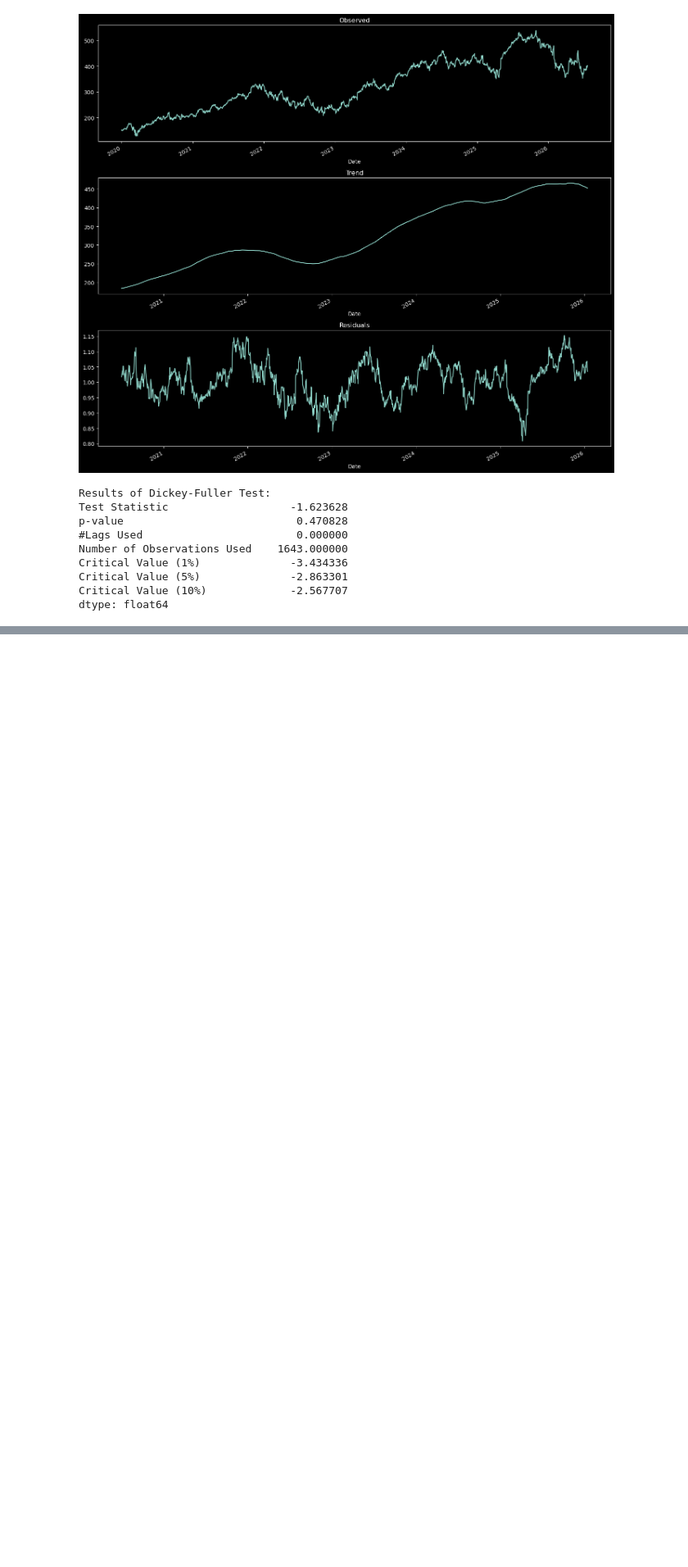
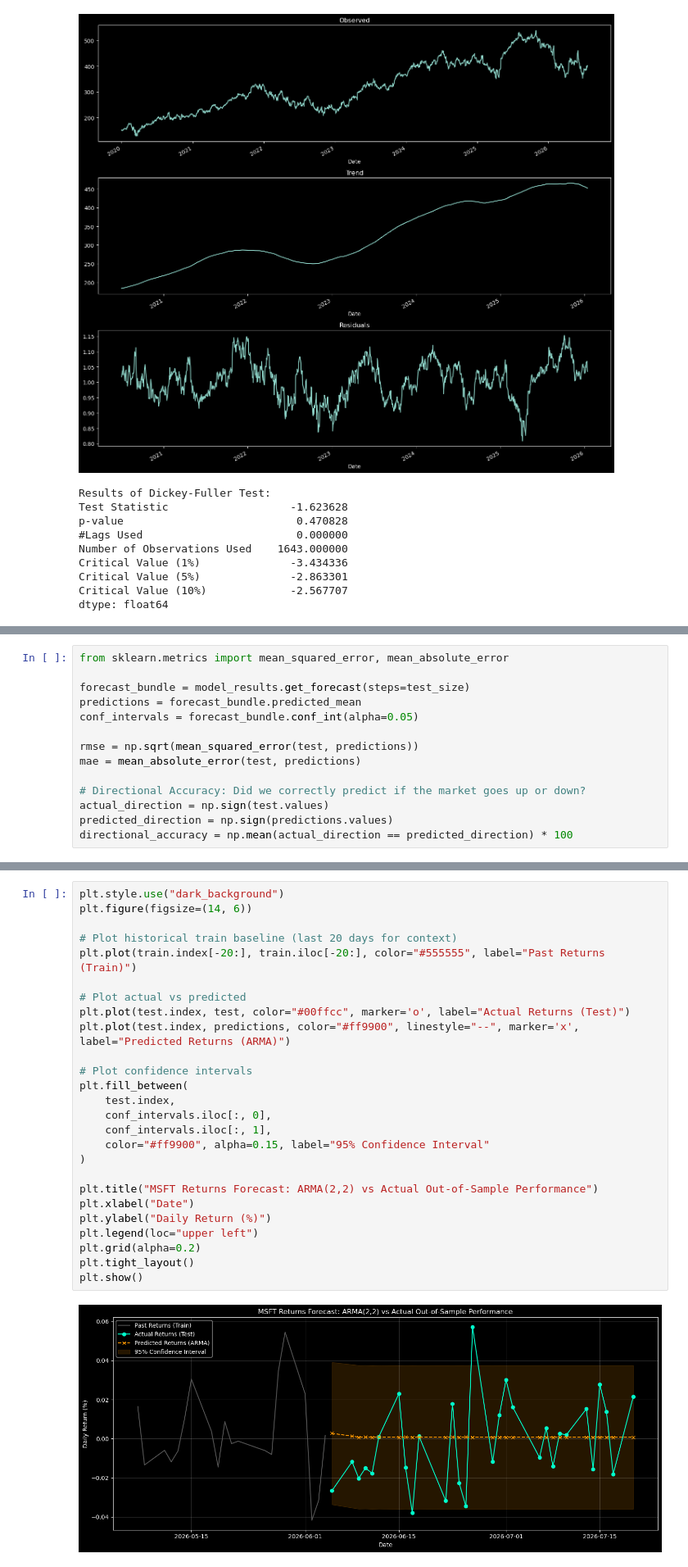
Before and after one commit to troyc03/tchin-option-pricing-model, a Jupyter notebook: notebooks/time_series_analysis.ipynb, the cells around one changed output, grey strips where cells are left out. Shown at 82% size. Cells and saved outputs as stored; diff of their text form; blank space fills up the shorter version.

```diff
--- a/notebooks/time_series_analysis.ipynb
+++ b/notebooks/time_series_analysis.ipynb
@@ -132,0 +248,14 @@ dtype: float64
+# %%
+from sklearn.metrics import mean_squared_error, mean_absolute_error
+
+forecast_bundle = model_results.get_forecast(steps=test_size)
+predictions = forecast_bundle.predicted_mean
+conf_intervals = forecast_bundle.conf_int(alpha=0.05)
+
+rmse = np.sqrt(mean_squared_error(test, predictions))
+mae = mean_absolute_error(test, predictions)
+
+# Directional Accuracy: Did we correctly predict if the market goes up or down?
+actual_direction = np.sign(test.values)
+predicted_direction = np.sign(predictions.values)
+directional_accuracy = np.mean(actual_direction == predicted_direction) * 100
@@ -132,0 +284,28 @@ dtype: float64
+# %%
+plt.style.use("dark_background")
+plt.figure(figsize=(14, 6))
+
+# Plot historical train baseline (last 20 days for context)
+plt.plot(train.index[-20:], train.iloc[-20:], color="#555555", label="Past Returns (Train)")
+
+# Plot actual vs predicted
+plt.plot(test.index, test, color="#00ffcc", marker='o', label="Actual Returns (Test)")
+plt.plot(test.index, predictions, color="#ff9900", linestyle="--", marker='x', label="Predicted Returns (ARMA)")
+
+# Plot confidence intervals
+plt.fill_between(
+    test.index,
+    conf_intervals.iloc[:, 0],
+    conf_intervals.iloc[:, 1],
+    color="#ff9900", alpha=0.15, label="95% Confidence Interval"
+)
+
+plt.title("MSFT Returns Forecast: ARMA(2,2) vs Actual Out-of-Sample Performance")
+plt.xlabel("Date")
+plt.ylabel("Daily Return (%)")
+plt.legend(loc="upper left")
+plt.grid(alpha=0.2)
+plt.tight_layout()
+plt.show()
+# %% [output]
+[figure, added]
```
Also changed, not shown: parts of 6 cells of this notebook.
